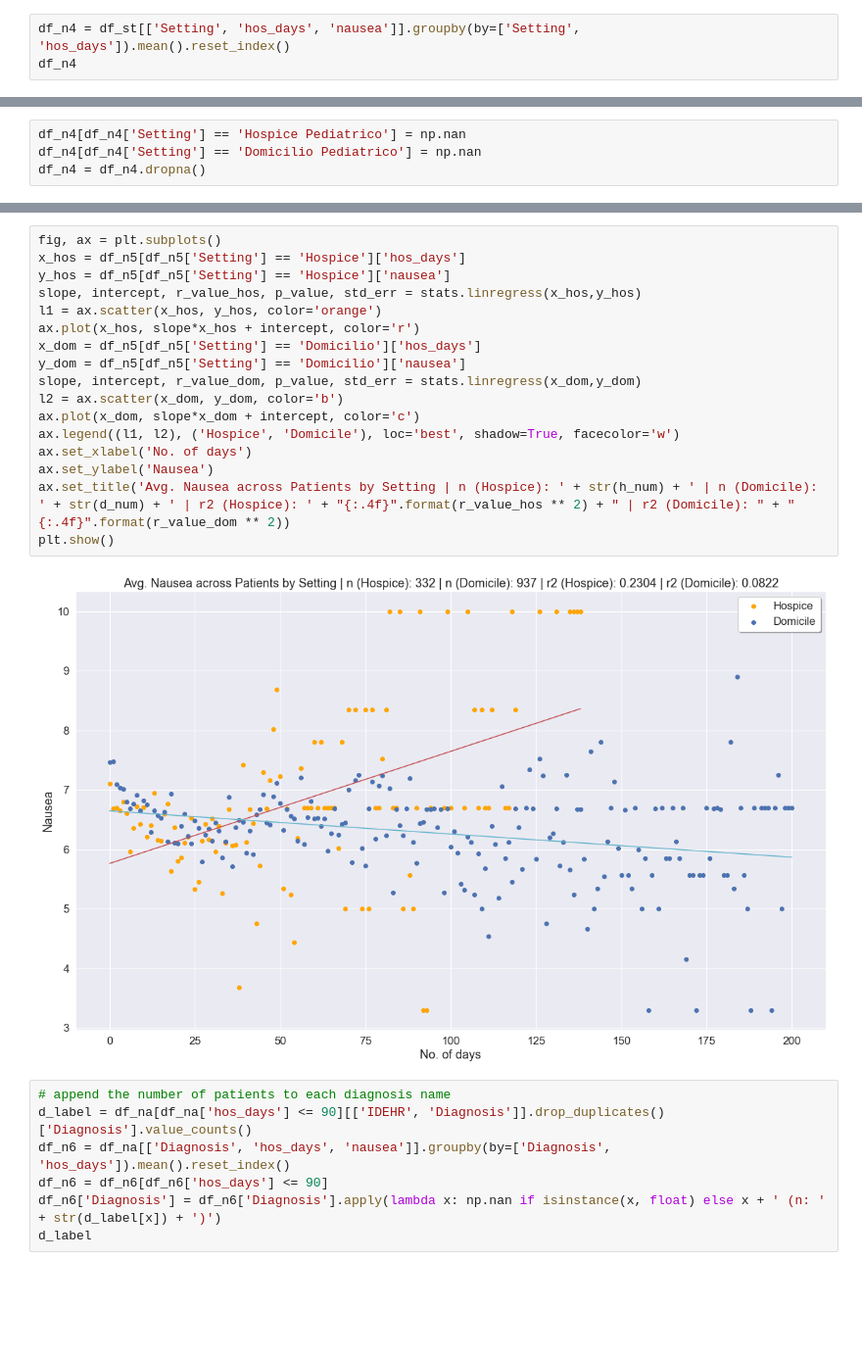
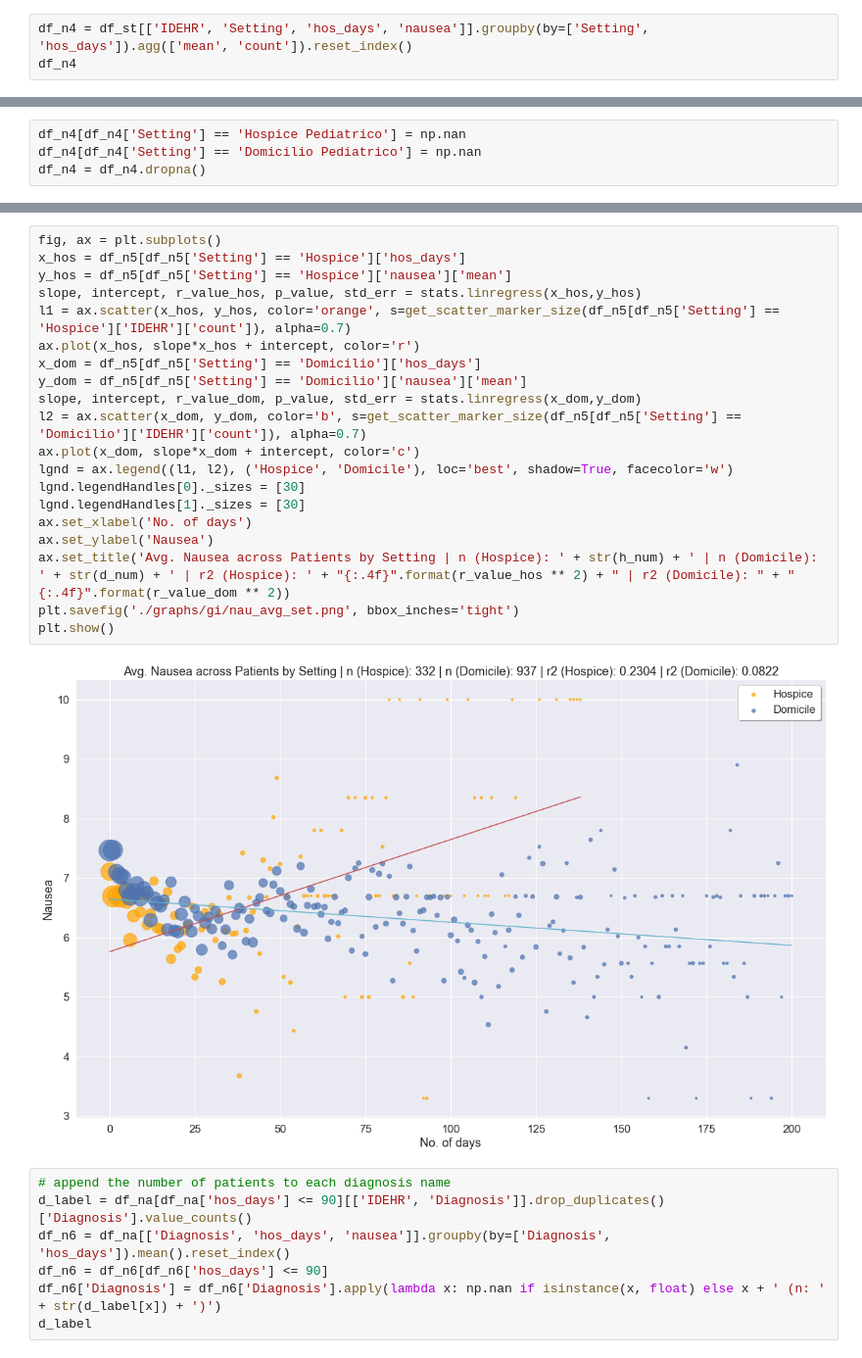
Before and after one commit to ryflect/cs692r-hospice, a Jupyter notebook: Referral Analysis - GI.ipynb, the cells around one changed output, grey strips where cells are left out. Shown at 98% size. Saved outputs shown, nothing was run; the diff lists cells and outputs as text; blank space fills up the shorter version.

```diff
--- a/Referral Analysis - GI.ipynb
+++ b/Referral Analysis - GI.ipynb
@@ -933,6 +943,6 @@ df_st
 | 8364 | 29411 | 2020-07-19 13:00:44 | AMB | 2020-07-17 13:54:50.597 | 1.0 | Lung | 1623 | 2020-07-19 12:04:33.460 | ... |
 8365 rows × 12 columns
 # %%
-df_n4 = df_st[['Setting', 'hos_days', 'nausea']].groupby(by=['Setting', 'hos_days']).mean().reset_index()
+df_n4 = df_st[['IDEHR', 'Setting', 'hos_days', 'nausea']].groupby(by=['Setting', 'hos_days']).agg(['mean', 'count']).reset_index()
 df_n4
 # %% [output]
@@ -990,22 +995,25 @@ Text(0.5, 0.98, 'Avg. Nausea across Patients by Setting | n (D): 937 | n (H): 33
 # %%
 fig, ax = plt.subplots()
 x_hos = df_n5[df_n5['Setting'] == 'Hospice']['hos_days']
-y_hos = df_n5[df_n5['Setting'] == 'Hospice']['nausea']
+y_hos = df_n5[df_n5['Setting'] == 'Hospice']['nausea']['mean']
 slope, intercept, r_value_hos, p_value, std_err = stats.linregress(x_hos,y_hos)
-l1 = ax.scatter(x_hos, y_hos, color='orange')
+l1 = ax.scatter(x_hos, y_hos, color='orange', s=get_scatter_marker_size(df_n5[df_n5['Setting'] == 'Hospice']['IDEHR']['count']), alpha=0.7)
 ax.plot(x_hos, slope*x_hos + intercept, color='r')
 x_dom = df_n5[df_n5['Setting'] == 'Domicilio']['hos_days']
-y_dom = df_n5[df_n5['Setting'] == 'Domicilio']['nausea']
+y_dom = df_n5[df_n5['Setting'] == 'Domicilio']['nausea']['mean']
 slope, intercept, r_value_dom, p_value, std_err = stats.linregress(x_dom,y_dom)
-l2 = ax.scatter(x_dom, y_dom, color='b')
+l2 = ax.scatter(x_dom, y_dom, color='b', s=get_scatter_marker_size(df_n5[df_n5['Setting'] == 'Domicilio']['IDEHR']['count']), alpha=0.7)
 ax.plot(x_dom, slope*x_dom + intercept, color='c')
-ax.legend((l1, l2), ('Hospice', 'Domicile'), loc='best', shadow=True, facecolor='w')
+lgnd = ax.legend((l1, l2), ('Hospice', 'Domicile'), loc='best', shadow=True, facecolor='w')
+lgnd.legendHandles[0]._sizes = [30]
+lgnd.legendHandles[1]._sizes = [30]
 ax.set_xlabel('No. of days')
 ax.set_ylabel('Nausea')
 ax.set_title('Avg. Nausea across Patients by Setting | n (Hospice): ' + str(h_num) + ' | n (Domicile): ' + str(d_num) + ' | r2 (Hospice): ' + "{:.4f}".format(r_value_hos ** 2) + " | r2 (Domicile): " + "{:.4f}".format(r_value_dom ** 2))
+plt.savefig('./graphs/gi/nau_avg_set.png', bbox_inches='tight')
 plt.show()
 # %% [output]
-[figure, old version]
+[figure, new version]
 # %%
 # append the number of patients to each diagnosis name
 d_label = df_na[df_na['hos_days'] <= 90][['IDEHR', 'Diagnosis']].drop_duplicates()['Diagnosis'].value_counts()
```
Also changed, not shown: parts of 44 cells of this notebook, 6 other files.
